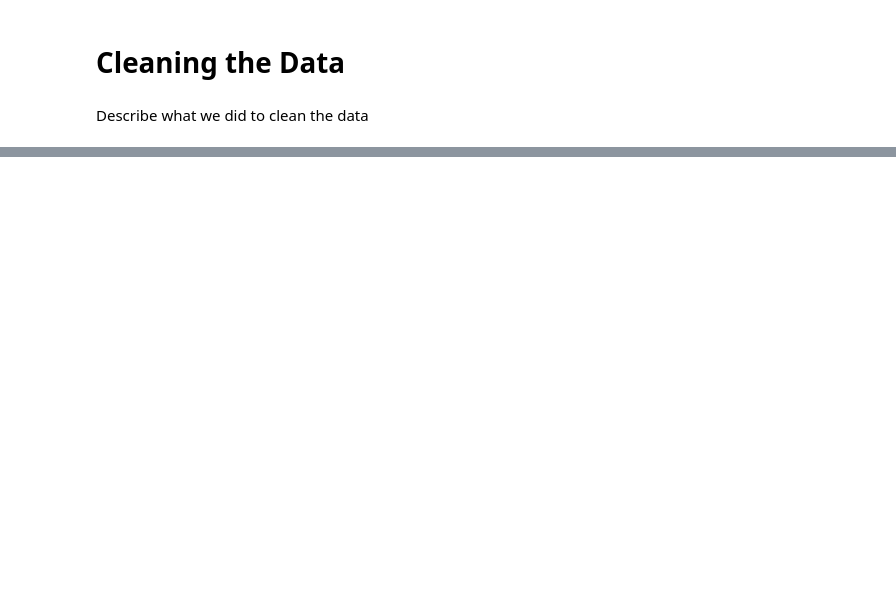
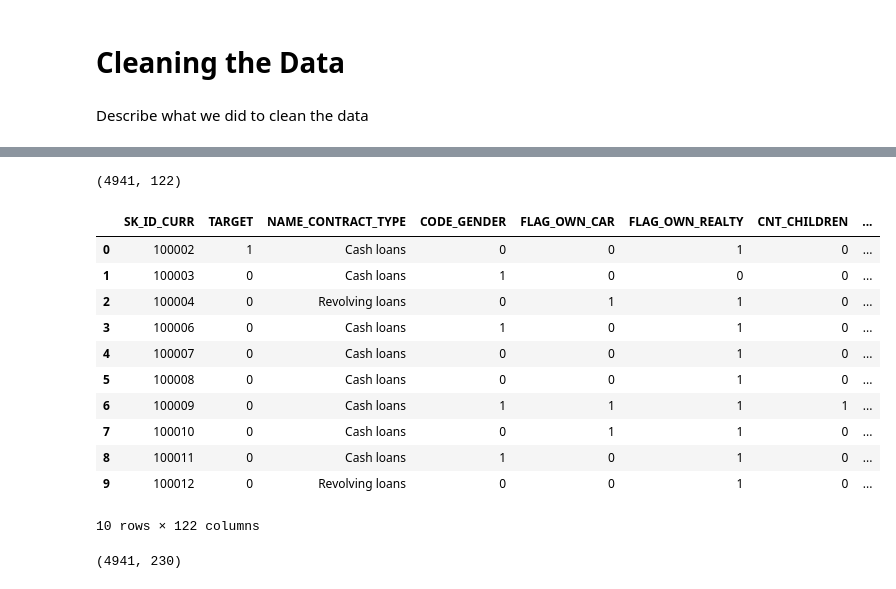
Before and after one commit to PranavPillai/Credit-Scoring, a Jupyter notebook: Unbiased Credit Scoring.ipynb, the cells around one changed output, grey strips where cells are left out. Saved outputs shown, nothing was run; the diff lists cells and outputs as text; code cells hidden in the pictures; blank space fills up the shorter version.

```diff
--- a/Unbiased Credit Scoring.ipynb
+++ b/Unbiased Credit Scoring.ipynb
@@ -12,0 +91,52 @@ FileNotFoundError: File b'Credit%20Data/application_train.csv' does not exist
+# %%
+# drop rows with missing values in the columns specified
+application_train_x = application_train_x.dropna(subset=['AMT_ANNUITY', 'AMT_GOODS_PRICE', 'NAME_TYPE_SUITE', 'CNT_FAM_MEMBERS', 'EXT_SOURCE_2', 'OBS_30_CNT_SOCIAL_CIRCLE', 'DEF_30_CNT_SOCIAL_CIRCLE', 'OBS_60_CNT_SOCIAL_CIRCLE', 'DEF_60_CNT_SOCIAL_CIRCLE', 'DAYS_LAST_PHONE_CHANGE'])
+application_train_x.shape
+# %% [output]
+(4941, 122)
+# %%
+# fill missing categorical variables with new label 'Missing'
+categorical_missing_vars = ['OCCUPATION_TYPE','FONDKAPREMONT_MODE', 'HOUSETYPE_MODE', 'WALLSMATERIAL_MODE', 'EMERGENCYSTATE_MODE']
+for category in categorical_missing_vars:
+    application_train_x[category] = application_train_x[category].fillna('Missing')
+# %%
+# convert binary categorical to 0-1 (only for those w/o missing values)
+# CODE_GENDER: 0-M, 1-F
+# FLAG_OWN_CAR: 0-N, 1-Y
+# FLAG_OWN_REALTY: 0-N, 1-Y
+def genderToCode(gender):
+    if gender == 'M' or gender == 0:
+        return 0
+    return 1
+
+def yesNo(val):
+    if val == 'N' or val == 0:
+        return 0
+    return 1
+
+application_train_x['CODE_GENDER'] = application_train_x['CODE_GENDER'].apply(genderToCode)
+application_train_x['FLAG_OWN_CAR'] = application_train_x['FLAG_OWN_CAR'].apply(yesNo)
+application_train_x['FLAG_OWN_REALTY'] = application_train_x['FLAG_OWN_REALTY'].apply(yesNo)
+application_train_x.head(10)
+# %% [output]
+|  | SK_ID_CURR | TARGET | NAME_CONTRACT_TYPE | CODE_GENDER | FLAG_OWN_CAR | FLAG_OWN_REALTY | CNT_CHILDREN | ... |
+| 0 | 100002 | 1 | Cash loans | 0 | 0 | 1 | 0 | ... |
+| 1 | 100003 | 0 | Cash loans | 1 | 0 | 0 | 0 | ... |
+| 2 | 100004 | 0 | Revolving loans | 0 | 1 | 1 | 0 | ... |
+| 3 | 100006 | 0 | Cash loans | 1 | 0 | 1 | 0 | ... |
+| 4 | 100007 | 0 | Cash loans | 0 | 0 | 1 | 0 | ... |
+| 5 | 100008 | 0 | Cash loans | 0 | 0 | 1 | 0 | ... |
+| 6 | 100009 | 0 | Cash loans | 1 | 1 | 1 | 1 | ... |
+| 7 | 100010 | 0 | Cash loans | 0 | 1 | 1 | 0 | ... |
+| 8 | 100011 | 0 | Cash loans | 1 | 0 | 1 | 0 | ... |
+| 9 | 100012 | 0 | Revolving loans | 0 | 0 | 1 | 0 | ... |
+10 rows × 122 columns
+# %%
+# replace non-binary categorical variables with one-hot encodings
+categorical_vars = ['NAME_CONTRACT_TYPE', 'NAME_TYPE_SUITE', 'NAME_INCOME_TYPE', 'NAME_EDUCATION_TYPE', 'NAME_FAMILY_STATUS', 'NAME_HOUSING_TYPE', 'OCCUPATION_TYPE', 'WEEKDAY_APPR_PROCESS_START', 'FONDKAPREMONT_MODE', 'HOUSETYPE_MODE', 'WALLSMATERIAL_MODE', 'EMERGENCYSTATE_MODE', 'ORGANIZATION_TYPE']
+for category in categorical_vars:
+    application_train_x = pd.concat([application_train_x, pd.get_dummies(application_train_x[category], drop_first=True)], axis=1)
+    application_train_x.drop([category], axis=1, inplace=True)
+application_train_x.shape
+# %% [output]
+(4941, 230)
```
Also changed, not shown: parts of 23 cells of this notebook.
